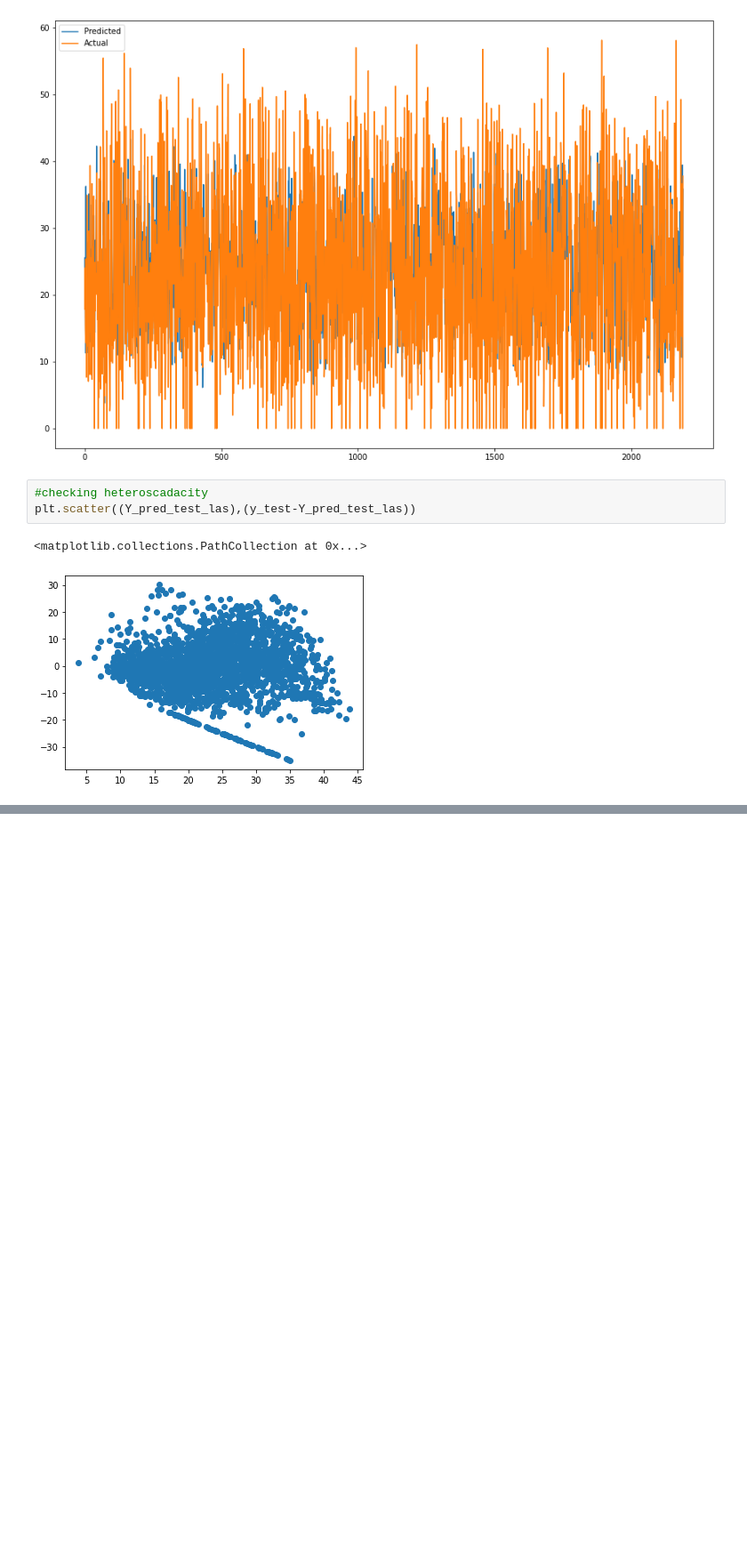
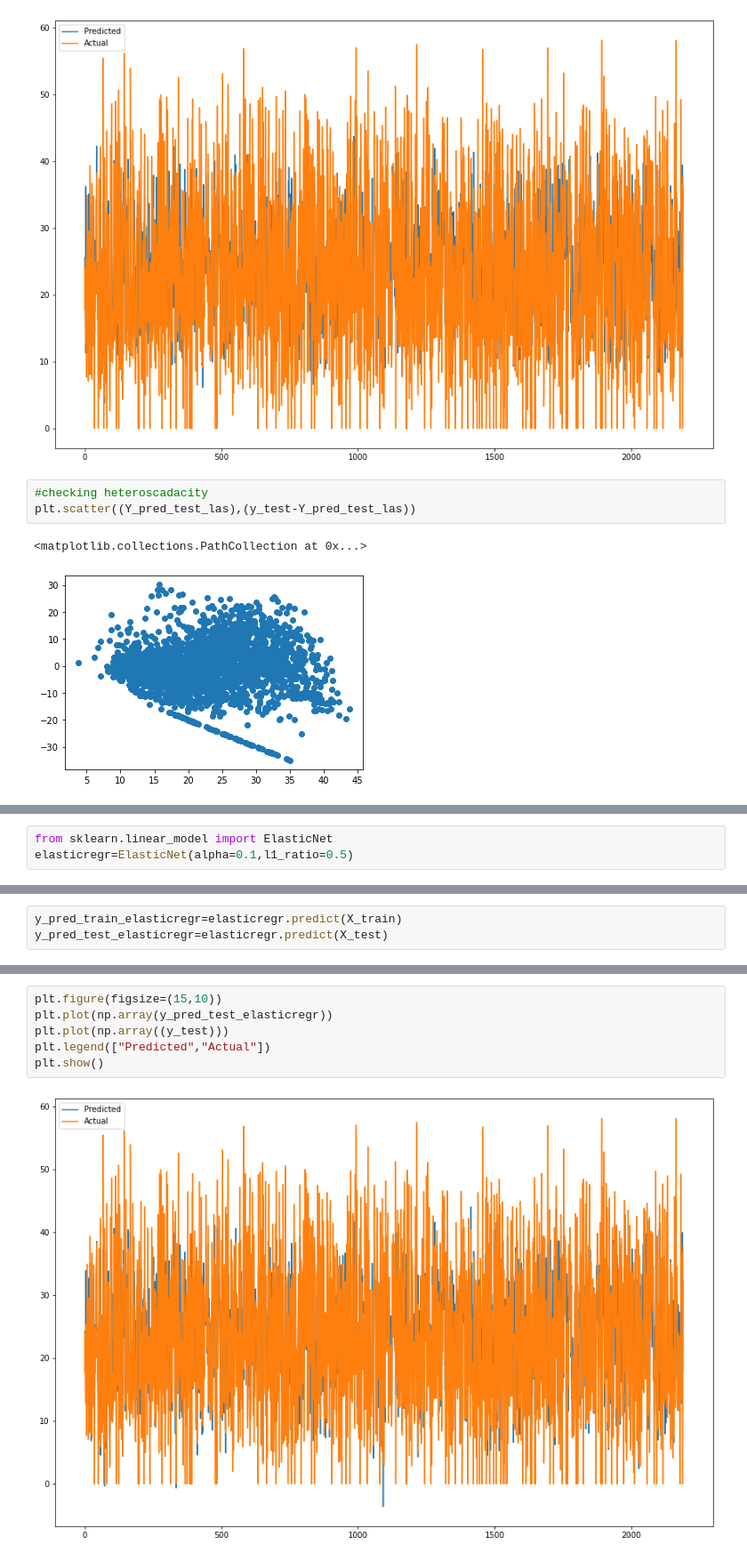
Before and after one commit to Meghanah97/Individual_project_bike_sharing_demand_prediction, a Jupyter notebook: Bike_Sharing_Demand_Prediction_Capstone_Project.ipynb, the cells around one changed output, grey strips where cells are left out. Shown at 89% size. Drawn from its saved outputs; the diff is of its cells as text; blank space fills up the shorter version.

```diff
--- a/Bike_Sharing_Demand_Prediction_Capstone_Project.ipynb
+++ b/Bike_Sharing_Demand_Prediction_Capstone_Project.ipynb
@@ -1059,0 +1159,3 @@ plt.scatter((Y_pred_test_las),(y_test-Y_pred_test_las))
+# %%
+from sklearn.linear_model import ElasticNet
+elasticregr=ElasticNet(alpha=0.1,l1_ratio=0.5)
@@ -1059,0 +1170,3 @@ plt.scatter((Y_pred_test_las),(y_test-Y_pred_test_las))
+# %%
+y_pred_train_elasticregr=elasticregr.predict(X_train)
+y_pred_test_elasticregr=elasticregr.predict(X_test)
@@ -1059,0 +1236,8 @@ plt.scatter((Y_pred_test_las),(y_test-Y_pred_test_las))
+# %%
+plt.figure(figsize=(15,10))
+plt.plot(np.array(y_pred_test_elasticregr))
+plt.plot(np.array((y_test)))
+plt.legend(["Predicted","Actual"])
+plt.show()
+# %% [output]
+[figure, added]
```
Also changed, not shown: parts of 32 cells of this notebook.
